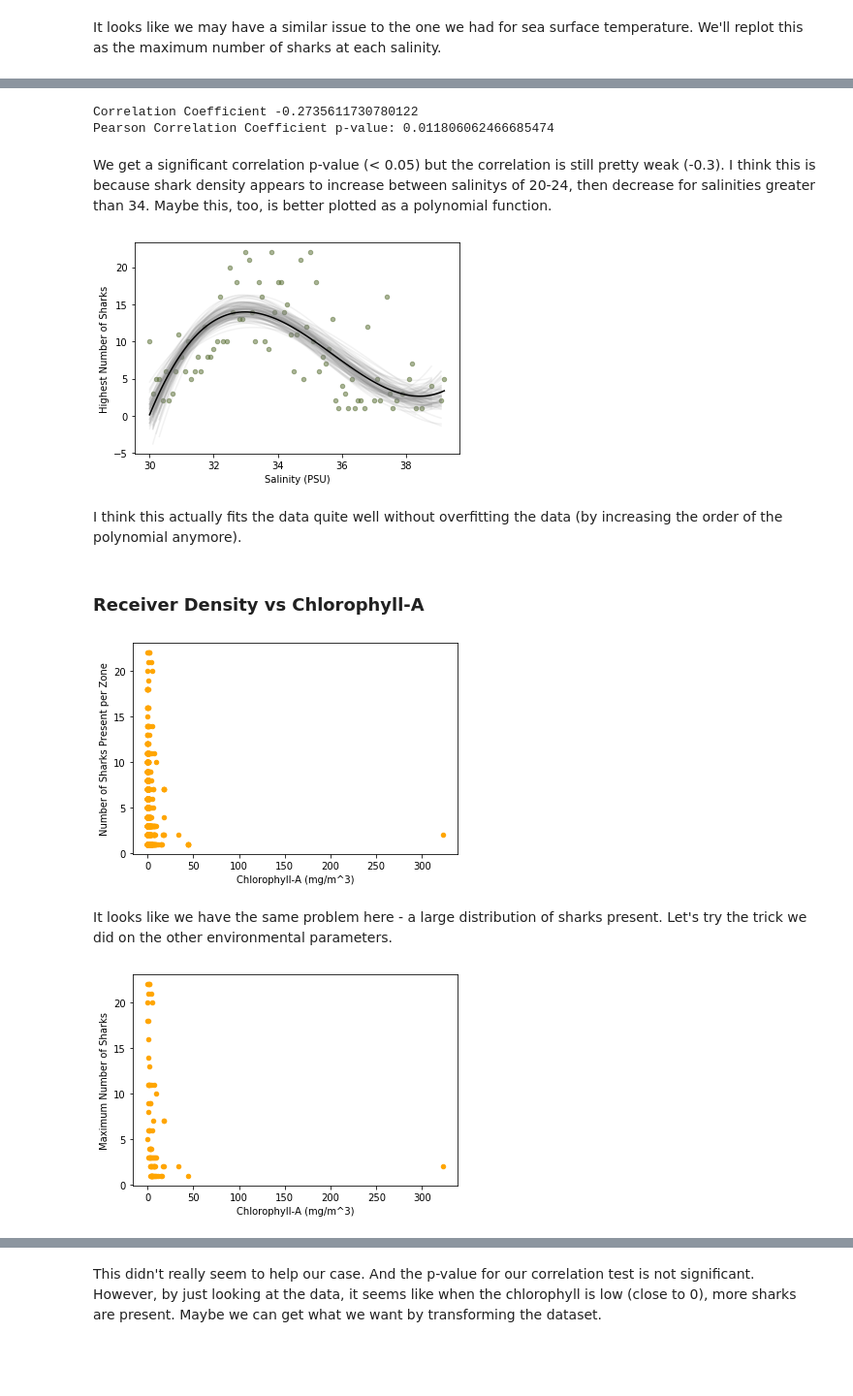
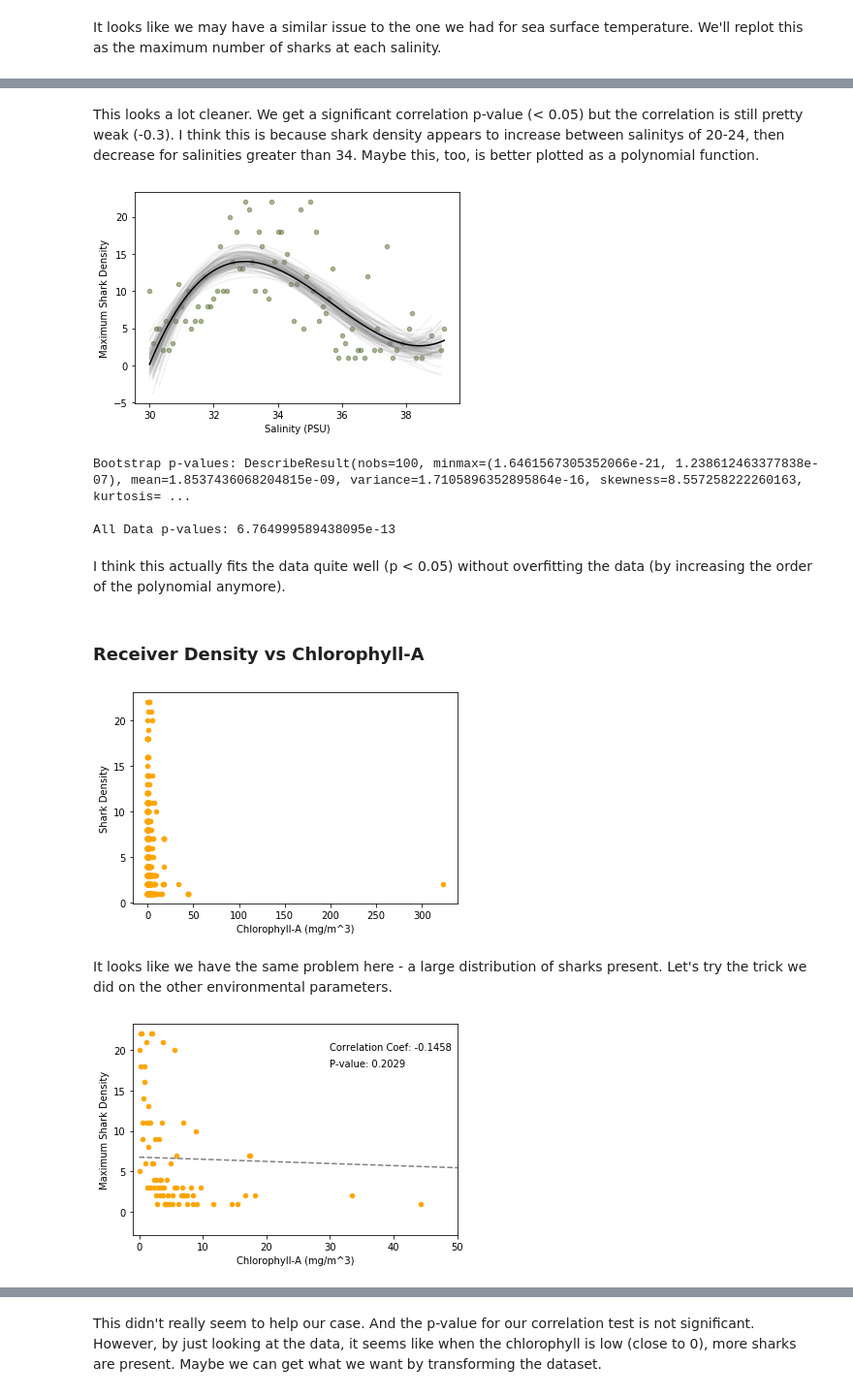
Before and after one commit to echelleburns/SpringBoard-Capstone1, a Jupyter notebook: Prelim_Data_Analysis/Preliminary_Data_Analyses.ipynb, the cells around one changed output, grey strips where cells are left out. Shown at 97% size. Cells and saved outputs as stored; diff of their text form; code cells hidden in the pictures; blank space fills up the shorter version.

```diff
--- a/Prelim_Data_Analysis/Preliminary_Data_Analyses.ipynb
+++ b/Prelim_Data_Analysis/Preliminary_Data_Analyses.ipynb
@@ -21,8 +22,13 @@ dat['Receiver_D'] = dat['Receiver_D'].astype('category') # turn receiver D into
 dat['Year'] = dat['Year'].astype('category') # turn into a category
 dat['Transmitter'] = pd.to_numeric(dat['Transmitter'], errors='coerce') # and make
     # sure that the 'Transmitter' (shark density) is numeric
-dat = dat[dat['Transmitter'] > 0] # Let's remove the 0s so that we can run the analyses
+
+dist_plot_data = dat.loc[:,:] # to plot the distributions of data next to the relationship
+    # plots
+
+dat = dat[dat['Transmitter'] > 0].reset_index(drop=True) # Let's remove the 0s so that we can run the analyses
     # properly.
+dat['Receiver_D'] = dat['Receiver_D'].cat.remove_unused_categories()
 # %% [markdown]
 ### Shark Density vs Receiver Density
 
@@ -291,11 +355,5 @@ This looks a lot cleaner, but I don't really see a linear model here. Let's see
-# %%
-print('Correlation Coefficient ' + str(scipy.stats.pearsonr(sss_m['Transmitter'], sss_m['roundedSal'])[0]))
-print('Pearson Correlation Coefficient p-value: ' + str(scipy.stats.pearsonr(sss_m['Transmitter'], sss_m['roundedSal'])[1]))
-# %% [output]
-Correlation Coefficient -0.2735611730780122
-Pearson Correlation Coefficient p-value: 0.011806062466685474
 # %% [markdown]
-We get a significant correlation p-value (< 0.05) but the correlation is still pretty weak (-0.3). I think this is because shark density appears to increase between salinitys of 20-24, then decrease for salinities greater than 34. Maybe this, too, is better plotted as a polynomial function.
+This looks a lot cleaner. We get a significant correlation p-value (< 0.05) but the correlation is still pretty weak (-0.3). I think this is because shark density appears to increase between salinitys of 20-24, then decrease for salinities greater than 34. Maybe this, too, is better plotted as a polynomial function.
 # %%
 sss_m.plot(x='roundedSal', y='Transmitter', kind='scatter', color='darkolivegreen',
            alpha=0.5)
@@ -303,6 +361,7 @@ sss_m.plot(x='roundedSal', y='Transmitter', kind='scatter', color='darkolivegree
 
 # Let's run a bootstrap
 np.random.seed(33) # set a random seed for reproducibility
+p_val = [] # set empty pval
 for i in range(100): # run 100 iterations
     r_ind = np.random.randint(low=0, high=len(sss_m)-1, size=len(sss_m))
         # randomly sample indices with replacement
@@ -313,6 +372,9 @@ for i in range(100): # run 100 iterations
     x = np.linspace(subs['roundedSal'].min(), subs['roundedSal'].max(), 100)
         # generate x values
     plt.plot(x, ffit(x), color='gray', alpha=0.1) # and plot the model fit
+    results = smf.ols(formula='Transmitter ~ ffit(roundedSal)', data=subs).fit()
+        # get model results
+    p_val.append(results.pvalues[1]) # save iteration pvalue
 
 # Now we'll do the same thing for all the data values
 coefs = np.polyfit(sss_m['roundedSal'], sss_m['Transmitter'], 3)
@@ -320,37 +382,66 @@ coefs = np.polyfit(sss_m['roundedSal'], sss_m['Transmitter'], 3)
 ffit = np.poly1d(coefs) # save the coefficients
 x = np.linspace(sss_m['roundedSal'].min(), sss_m['roundedSal'].max(), 100)
     # generate x values
+results = smf.ols(formula='Transmitter ~ ffit(roundedSal)', data=sss_m).fit()
+    # get model results
+p_val_all = results.pvalues[1] # keep main p-value
 plt.plot(x, ffit(x), color='black') # add the model fit
-plt.ylabel('Highest Number of Sharks') # ylabel
+plt.ylabel('Maximum Shark Density') # ylabel
 plt.xlabel('Salinity (PSU)') # xlabel
 plt.show() # show plot
 # %% [output]
-[figure, old version]
+[figure, new version]
+# %%
+# Find the average and standard deviation for p-values from bootstrap
+p_val = pd.to_numeric(p_val)
+print('Bootstrap p-values: ' + str(scipy.stats.describe(p_val)))
+print('')
+
+# And find the value from using all the data
+print('All Data p-values: ' + str(p_val_all))
+# %% [output]
+Bootstrap p-values: DescribeResult(nobs=100, minmax=(1.6461567305352066e-21, 1.238612463377838e-07), mean=1.8537436068204815e-09, variance=1.7105896352895864e-16, skewness=8.557258222260163, kurtosis= ...
+
+All Data p-values: 6.764999589438095e-13
 # %% [markdown]
-I think this actually fits the data quite well without overfitting the data (by increasing the order of the polynomial anymore).
+I think this actually fits the data quite well (p < 0.05) without overfitting the data (by increasing the order of the polynomial anymore).
 # %% [markdown]
 ### Receiver Density vs Chlorophyll-A
 # %%
 dat.plot(x='ChlA', y='Transmitter', color='orange', kind='scatter')
 plt.xlabel('Chlorophyll-A (mg/m^3)')
-plt.ylabel('Number of Sharks Present per Zone')
+plt.ylabel('Shark Density')
 plt.show()
 # %% [output]
-[figure, old version]
+[figure, new version]
 # %% [markdown]
 It looks like we have the same problem here - a large distribution of sharks present. Let's try the trick we did on the other environmental parameters.
 # %%
 # Add a new column to our rounded dataset
 rounded['roundedChlA'] = round(rounded['ChlA'], ndigits=1)
     # this time round chlorophyll a
 
 # Build a new dataset that gives us the max # of sharks at each chlorophyll value
 chla_m = rounded[['Transmitter', 'roundedChlA']].groupby('roundedChlA').agg(max).fillna(0).reset_index()
 
+# Regression line for plotting
+coefs = np.polyfit(chla_m['roundedChlA'], chla_m['Transmitter'], 1)
+    # We're going to be testing a correlation so let's fit a 1st order polynomial to the data
+ffit = np.poly1d(coefs) # save the coefficients in 1d
+x = np.linspace(chla_m['roundedChlA'].min(), chla_m['roundedChlA'].max(), 100)
+    # generate x values
+
+# And we'll run a correlation just in case.
+ccoef = str(round(scipy.stats.pearsonr(chla_m['Transmitter'], chla_m['roundedChlA'])[0], ndigits=4))
+p = str(round(scipy.stats.pearsonr(chla_m['Transmitter'], chla_m['roundedChlA'])[1], ndigits=4))
+
 # And plot the results
-chla_m.plot(x='roundedChlA', y='Transmitter', color='orange', kind='scatter')
-plt.ylabel('Maximum Number of Sharks')
+chla_m.plot(x='roundedChlA', y='Transmitter', xlim=(-1,50), color='orange', kind='scatter')
+plt.plot(x, ffit(x), color='gray', linestyle='dashed') # and plot the regression line
+plt.text(30, 20, 'Correlation Coef: ' + ccoef )
+plt.text(30, 18, 'P-value: ' + p )
+plt.ylabel('Maximum Shark Density')
 plt.xlabel('Chlorophyll-A (mg/m^3)')
 plt.show()
 # %% [output]
-[figure, old version]
+[figure, new version]
```
Also changed, not shown: parts of 44 cells of this notebook.
